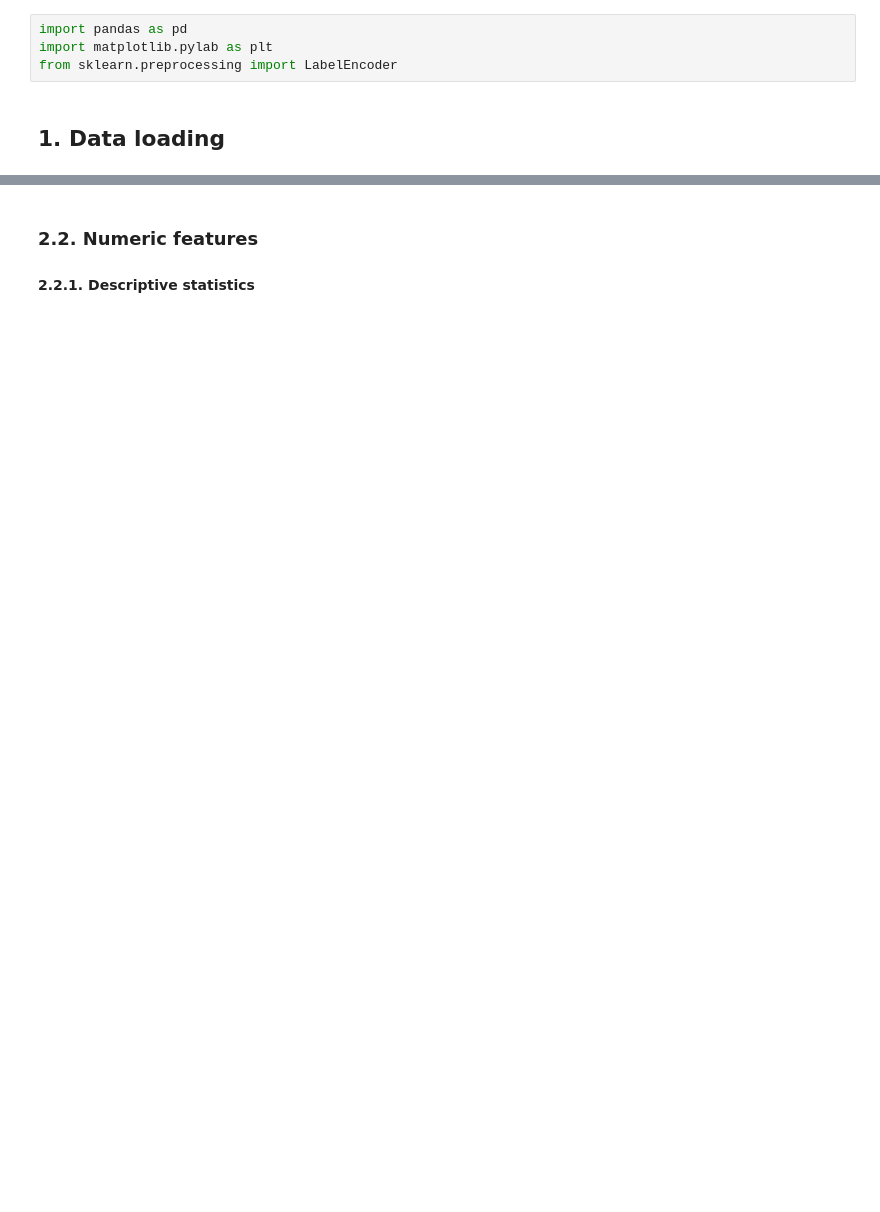
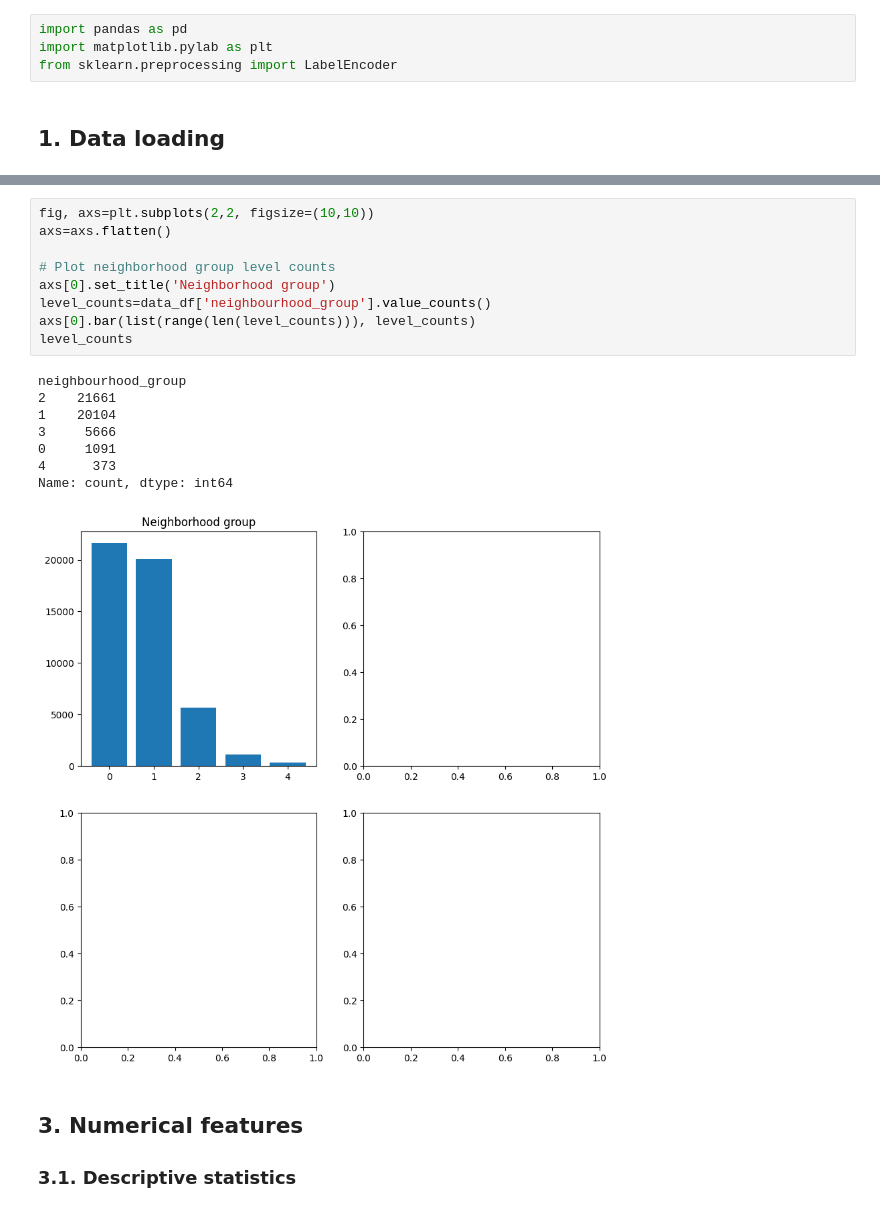
Before and after one commit to gperdrizet/gperdrizet-data-preprocessing-project-tutorial, a Jupyter notebook: gperdrizet_distributions.ipynb, the cells around one changed output, grey strips where cells are left out. Cells and saved outputs as stored; diff of their text form; blank space fills up the shorter version.

Commit message:
Started working on version 2 of categorical feature level count plots.

```diff
--- a/gperdrizet_distributions.ipynb
+++ b/gperdrizet_distributions.ipynb
@@ -53,7 +54,25 @@ plt.show()
+# %%
+fig, axs=plt.subplots(2,2, figsize=(10,10))
+axs=axs.flatten()
+
+# Plot neighborhood group level counts
+axs[0].set_title('Neighborhood group')
+level_counts=data_df['neighbourhood_group'].value_counts()
+axs[0].bar(list(range(len(level_counts))), level_counts)
+level_counts
+# %% [output]
+neighbourhood_group
+2    21661
+1    20104
+3     5666
+0     1091
+4      373
+Name: count, dtype: int64
+[figure, added]
 # %% [markdown]
-### 2.2. Numeric features
+## 3. Numerical features
 
-#### 2.2.1. Descriptive statistics
+### 3.1. Descriptive statistics
 # %%
 numeric_features=['latitude','longitude','price','minimum_nights','number_of_reviews','last_review','reviews_per_month','calculated_host_listings_count','availability_365']
 
```
Also changed, not shown: parts of 10 cells of this notebook.
